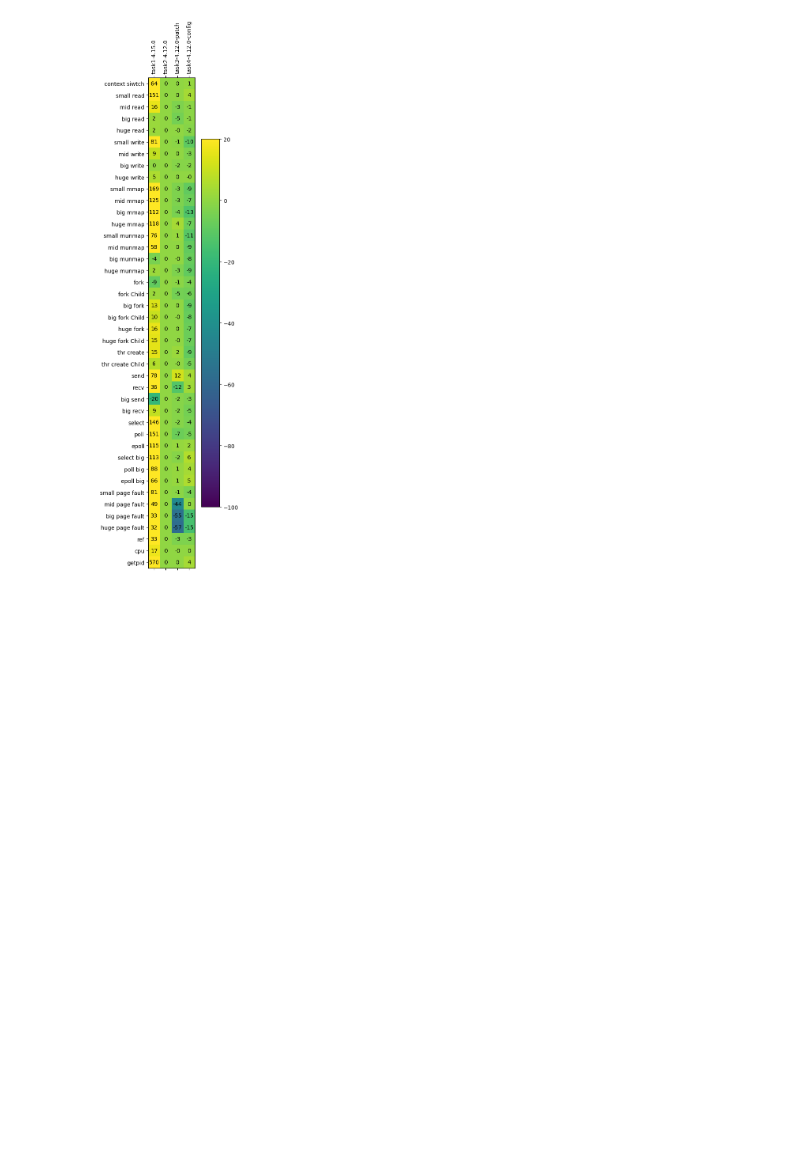
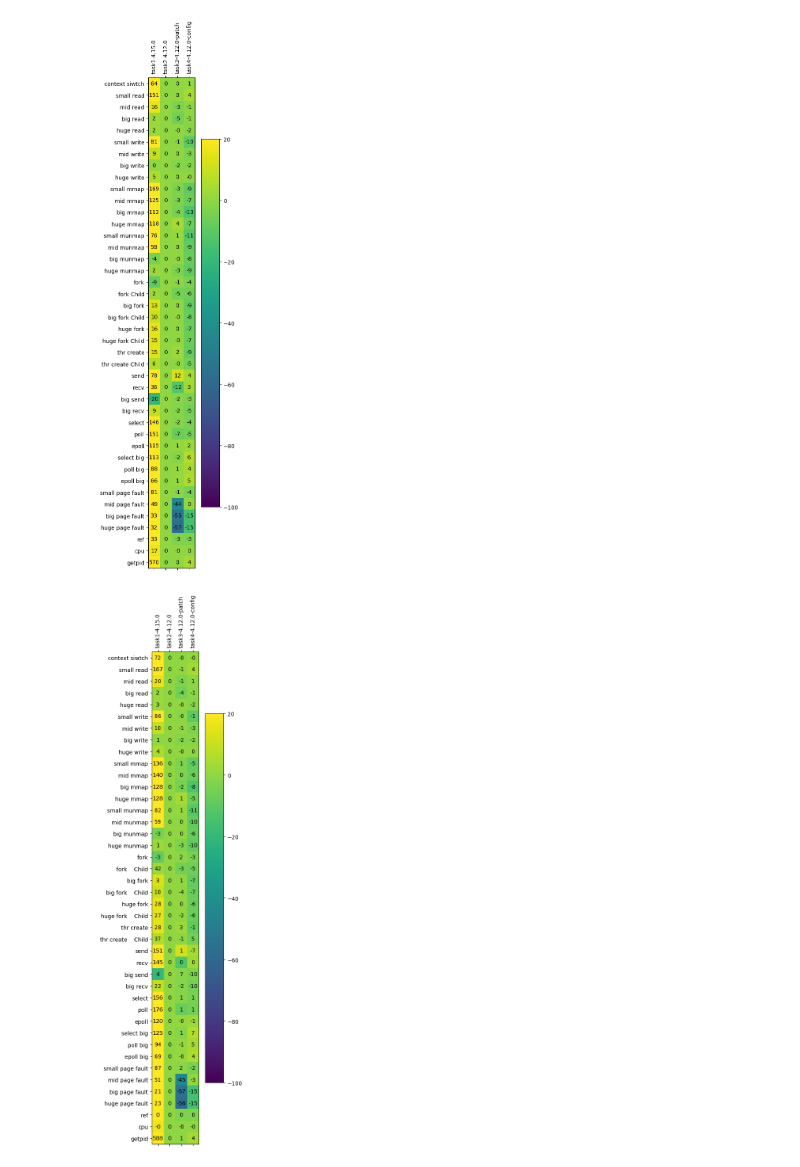
Before and after one commit to GindaChen/LEBench, a Jupyter notebook: outputs/Untitled.ipynb, the cells around one changed output. Drawn from its saved outputs; the diff is of its cells as text; code cells hidden in the pictures; blank space fills up the shorter version.

```diff
--- a/outputs/Untitled.ipynb
+++ b/outputs/Untitled.ipynb
@@ -331,3 +330,35 @@ for (i, j), z in np.ndenumerate(normalized_avg.T):
             )
 # %% [output]
 [figure]
+# %%
+normalized_kbest = normalized[
+    [i for i in normalized.columns if i.find("kbest") >= 0]
+]
+# %%
+plt.matshow(
+    normalized_avg.T,
+    interpolation='nearest',
+    vmax=20, vmin=-100
+)
+
+xlabels = [str(i) for i in [
+    "task1-4.15.0",
+    "task2-4.12.0",
+    "task3-4.12.0-patch",
+    "task4-4.12.0-config"
+]]
+
+ylabels = [i.split("kbest")[0].strip(" ") for i in normalized_kbest.columns]
+
+plt.xticks(np.arange(len(xlabels)), xlabels, rotation='vertical')
+plt.yticks(np.arange(len(ylabels)), ylabels)
+
+plt.colorbar()
+
+for (i, j), z in np.ndenumerate(normalized_kbest.T):
+    plt.text(
+        j, i, '{:0.0f}'.format(z), ha='center', va='center',
+#              color='w'
+            )
+# %% [output]
+[figure, added]
```
Also changed, not shown: parts of 11 cells of this notebook, 11 other files.
